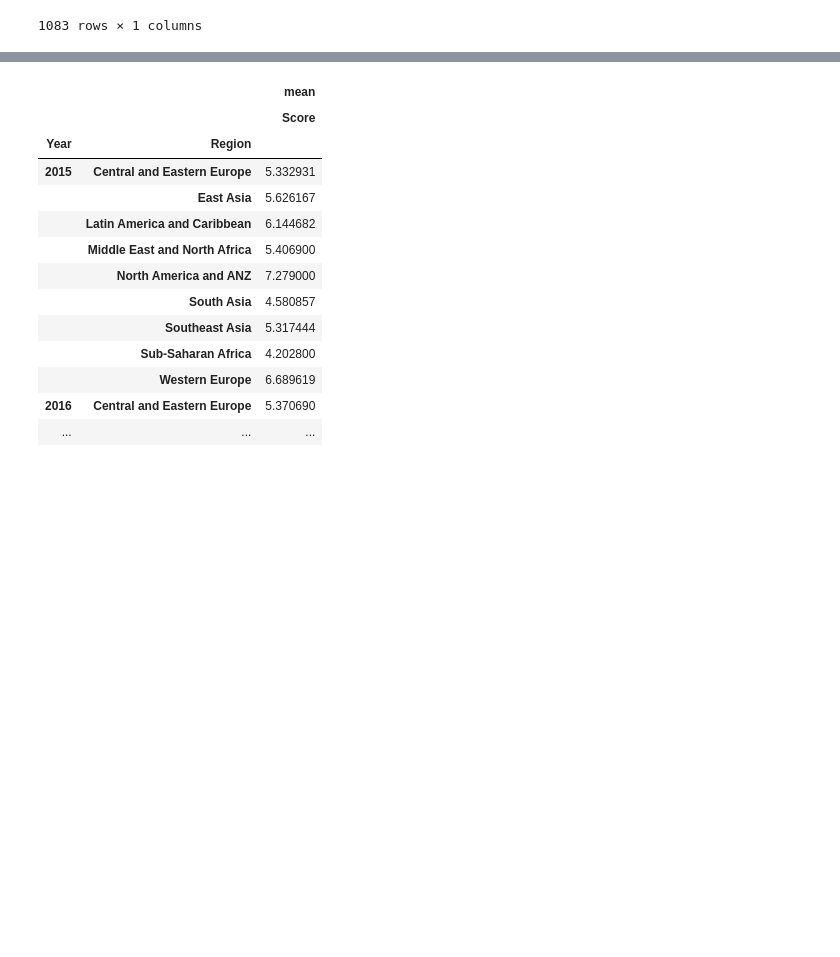
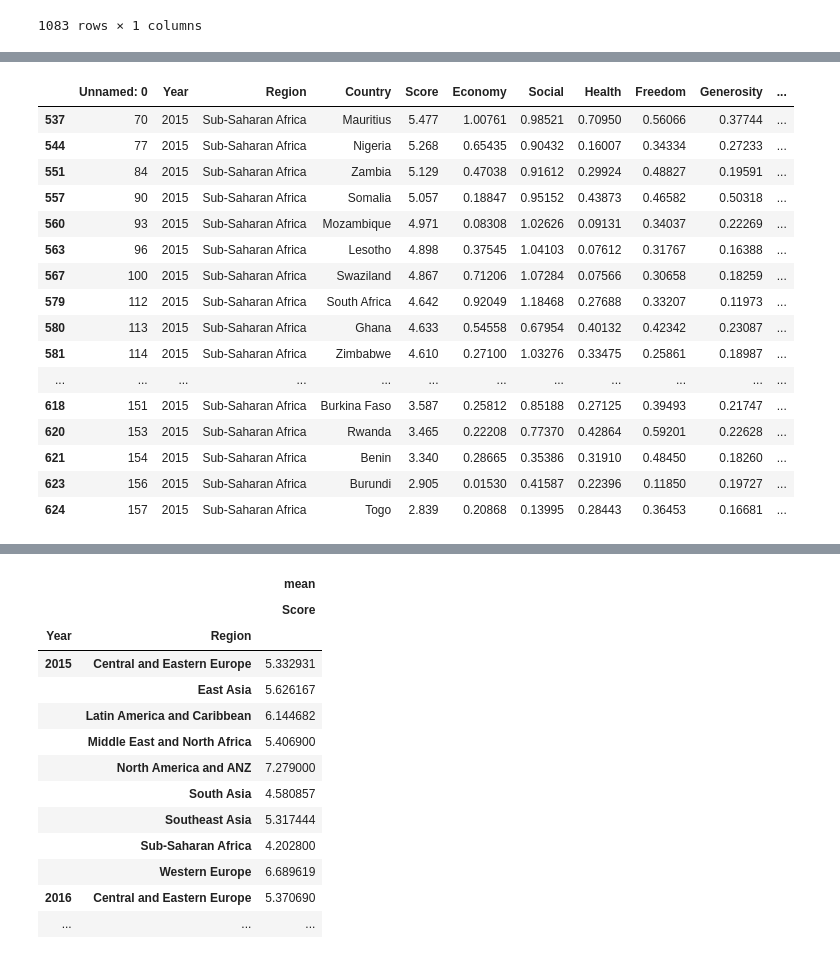
Before and after one commit to myriel21/toheaven, a Jupyter notebook: happiness score1521.ipynb, the cells around one changed output, grey strips where cells are left out. Saved outputs shown, nothing was run; the diff lists cells and outputs as text; code cells hidden in the pictures; blank space fills up the shorter version.

```diff
--- a/happiness score1521.ipynb
+++ b/happiness score1521.ipynb
@@ -84,0 +112,2 @@ pd.pivot_table(hps_1521,index=['Year','Region','Country'],values=['Score'])
+# %%
+Y = hps_1521['Year'] == 2015
@@ -84,0 +232,22 @@ pd.pivot_table(hps_1521,index=['Year','Region','Country'],values=['Score'])
+# %%
+SSA = hps_1521['Region'] == 'Sub-Saharan Africa'
+Y_SSA = hps_1521[Y & SSA ]
+Y_SSA
+# %% [output]
+|  | Unnamed: 0 | Year | Region | Country | Score | Economy | Social | Health | Freedom | Generosity | ... |
+| 537 | 70 | 2015 | Sub-Saharan Africa | Mauritius | 5.477 | 1.00761 | 0.98521 | 0.70950 | 0.56066 | 0.37744 | ... |
+| 544 | 77 | 2015 | Sub-Saharan Africa | Nigeria | 5.268 | 0.65435 | 0.90432 | 0.16007 | 0.34334 | 0.27233 | ... |
+| 551 | 84 | 2015 | Sub-Saharan Africa | Zambia | 5.129 | 0.47038 | 0.91612 | 0.29924 | 0.48827 | 0.19591 | ... |
+| 557 | 90 | 2015 | Sub-Saharan Africa | Somalia | 5.057 | 0.18847 | 0.95152 | 0.43873 | 0.46582 | 0.50318 | ... |
+| 560 | 93 | 2015 | Sub-Saharan Africa | Mozambique | 4.971 | 0.08308 | 1.02626 | 0.09131 | 0.34037 | 0.22269 | ... |
+| 563 | 96 | 2015 | Sub-Saharan Africa | Lesotho | 4.898 | 0.37545 | 1.04103 | 0.07612 | 0.31767 | 0.16388 | ... |
+| 567 | 100 | 2015 | Sub-Saharan Africa | Swaziland | 4.867 | 0.71206 | 1.07284 | 0.07566 | 0.30658 | 0.18259 | ... |
+| 579 | 112 | 2015 | Sub-Saharan Africa | South Africa | 4.642 | 0.92049 | 1.18468 | 0.27688 | 0.33207 | 0.11973 | ... |
+| 580 | 113 | 2015 | Sub-Saharan Africa | Ghana | 4.633 | 0.54558 | 0.67954 | 0.40132 | 0.42342 | 0.23087 | ... |
+| 581 | 114 | 2015 | Sub-Saharan Africa | Zimbabwe | 4.610 | 0.27100 | 1.03276 | 0.33475 | 0.25861 | 0.18987 | ... |
+| ... | ... | ... | ... | ... | ... | ... | ... | ... | ... | ... | ... |
+| 618 | 151 | 2015 | Sub-Saharan Africa | Burkina Faso | 3.587 | 0.25812 | 0.85188 | 0.27125 | 0.39493 | 0.21747 | ... |
+| 620 | 153 | 2015 | Sub-Saharan Africa | Rwanda | 3.465 | 0.22208 | 0.77370 | 0.42864 | 0.59201 | 0.22628 | ... |
+| 621 | 154 | 2015 | Sub-Saharan Africa | Benin | 3.340 | 0.28665 | 0.35386 | 0.31910 | 0.48450 | 0.18260 | ... |
+| 623 | 156 | 2015 | Sub-Saharan Africa | Burundi | 2.905 | 0.01530 | 0.41587 | 0.22396 | 0.11850 | 0.19727 | ... |
+| 624 | 157 | 2015 | Sub-Saharan Africa | Togo | 2.839 | 0.20868 | 0.13995 | 0.28443 | 0.36453 | 0.16681 | ... |
```
Also changed, not shown: parts of 10 cells of this notebook.
